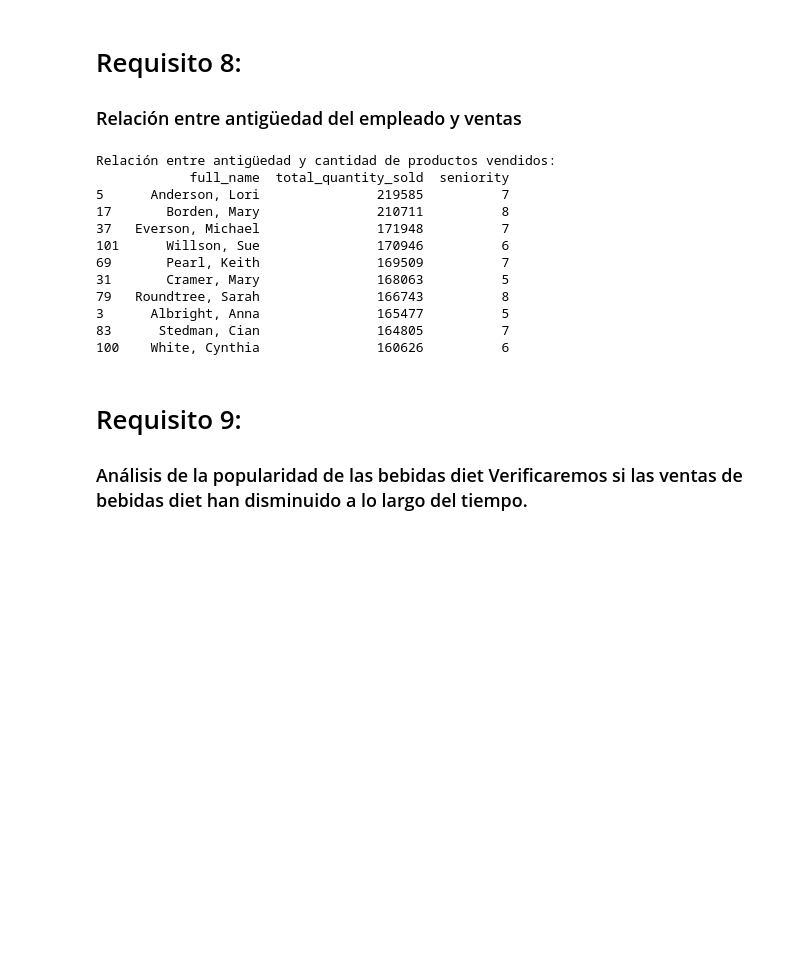
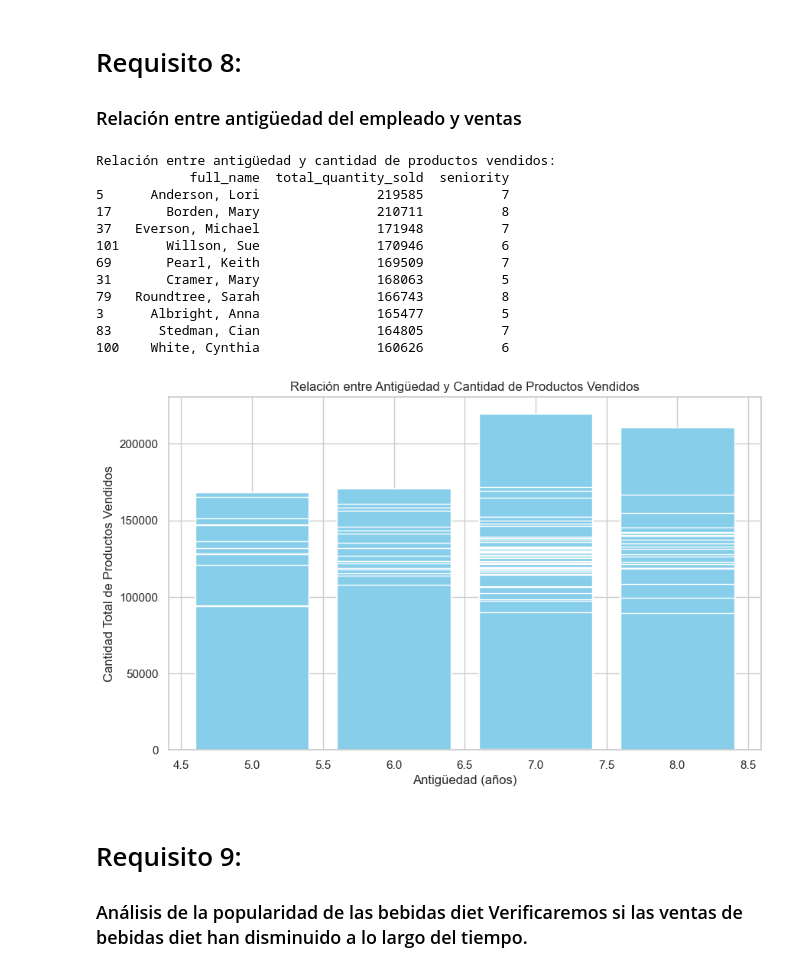
Before and after one commit to MatiasSantolari/TP4-SDG, a Jupyter notebook: ETL.ipynb, the cells around one changed output. Cells and saved outputs as stored; diff of their text form; code cells hidden in the pictures; blank space fills up the shorter version.

```diff
--- a/ETL.ipynb
+++ b/ETL.ipynb
@@ -640,33 +666,43 @@ def calculate_seniority(employment_date):
 
 # Aplicar la función para calcular la antigüedad
 df_sales_prices_employee['seniority'] = df_sales_prices_employee['employment_date'].apply(calculate_seniority)
 
 
 # Agrupar las ventas por empleado (nombre completo) y calcular la cantidad total de productos vendidos
 df_sales_by_employee = df_sales_prices_employee.groupby('full_name').agg(
     total_quantity_sold=('quantity', 'sum'),  # Sumar la cantidad total de productos vendidos
     seniority=('seniority', 'first')  # Tomar la antigüedad del empleado
 ).reset_index()
 
 # Ordenar los resultados por antigüedad (de mayor a menor) para observar la relación
 df_sales_by_employee_sorted = df_sales_by_employee.sort_values(by='total_quantity_sold', ascending=False)
 
 # Mostrar los resultados ordenados por antigüedad
 print("Relación entre antigüedad y cantidad de productos vendidos:")
 print(df_sales_by_employee_sorted.head(10))  # Muestra los primeros 10 registros
+
+# Crear el gráfico de barras
+plt.figure(figsize=(10, 6))
+plt.bar(df_sales_by_employee_sorted['seniority'], df_sales_by_employee_sorted['total_quantity_sold'], color='skyblue')
+plt.title('Relación entre Antigüedad y Cantidad de Productos Vendidos')
+plt.xlabel('Antigüedad (años)')
+plt.ylabel('Cantidad Total de Productos Vendidos')
+plt.grid(True)
+plt.show()
 # %% [output]
 Relación entre antigüedad y cantidad de productos vendidos:
             full_name  total_quantity_sold  seniority
 5      Anderson, Lori               219585          7
 17       Borden, Mary               210711          8
 37   Everson, Michael               171948          7
 101      Willson, Sue               170946          6
 69       Pearl, Keith               169509          7
 31       Cramer, Mary               168063          5
 79   Roundtree, Sarah               166743          8
 3      Albright, Anna               165477          5
 83      Stedman, Cian               164805          7
 100    White, Cynthia               160626          6
+[figure, added]
 # %% [markdown]
 # Requisito 9:
 ### Análisis de la popularidad de las bebidas diet Verificaremos si las ventas de bebidas diet han disminuido a lo largo del tiempo.
```
Also changed, not shown: parts of 7 cells of this notebook.
